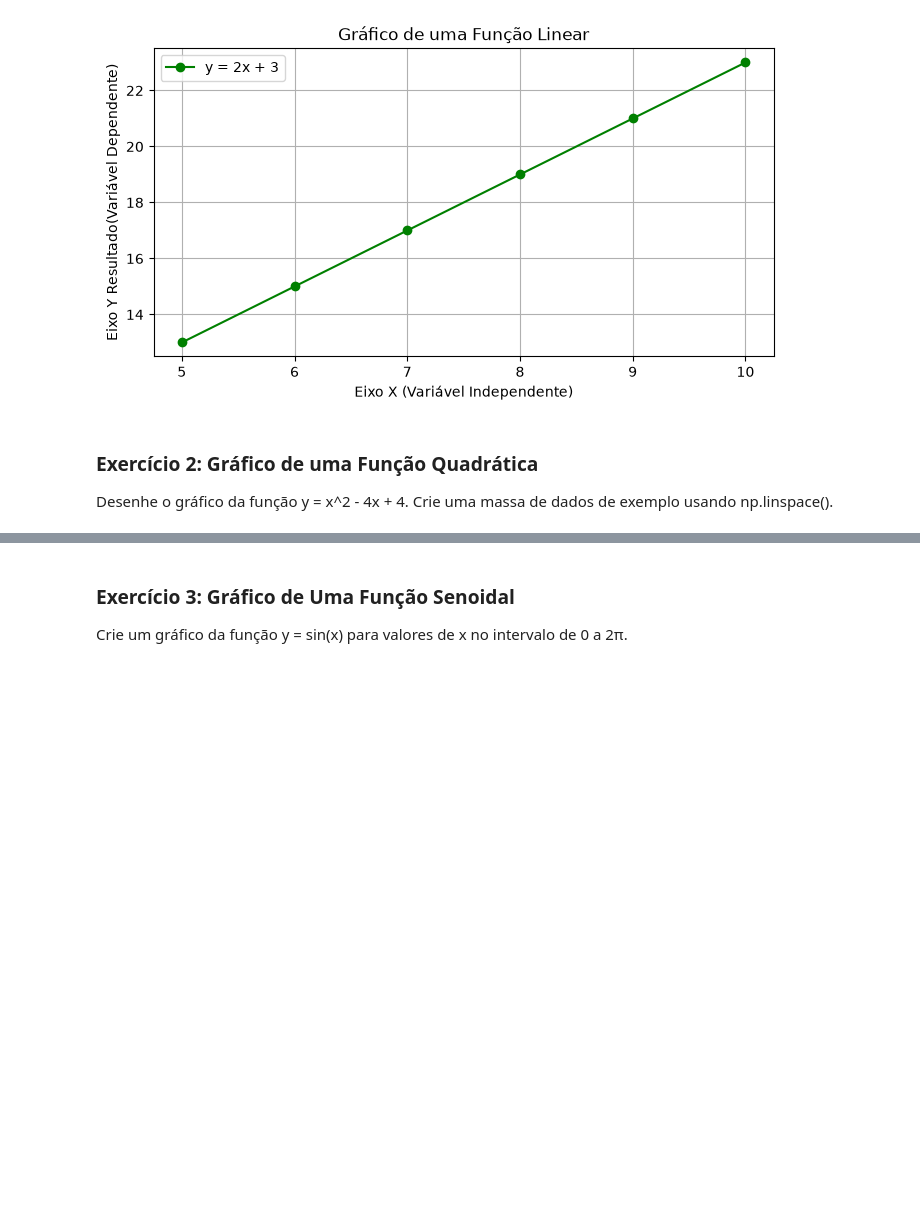
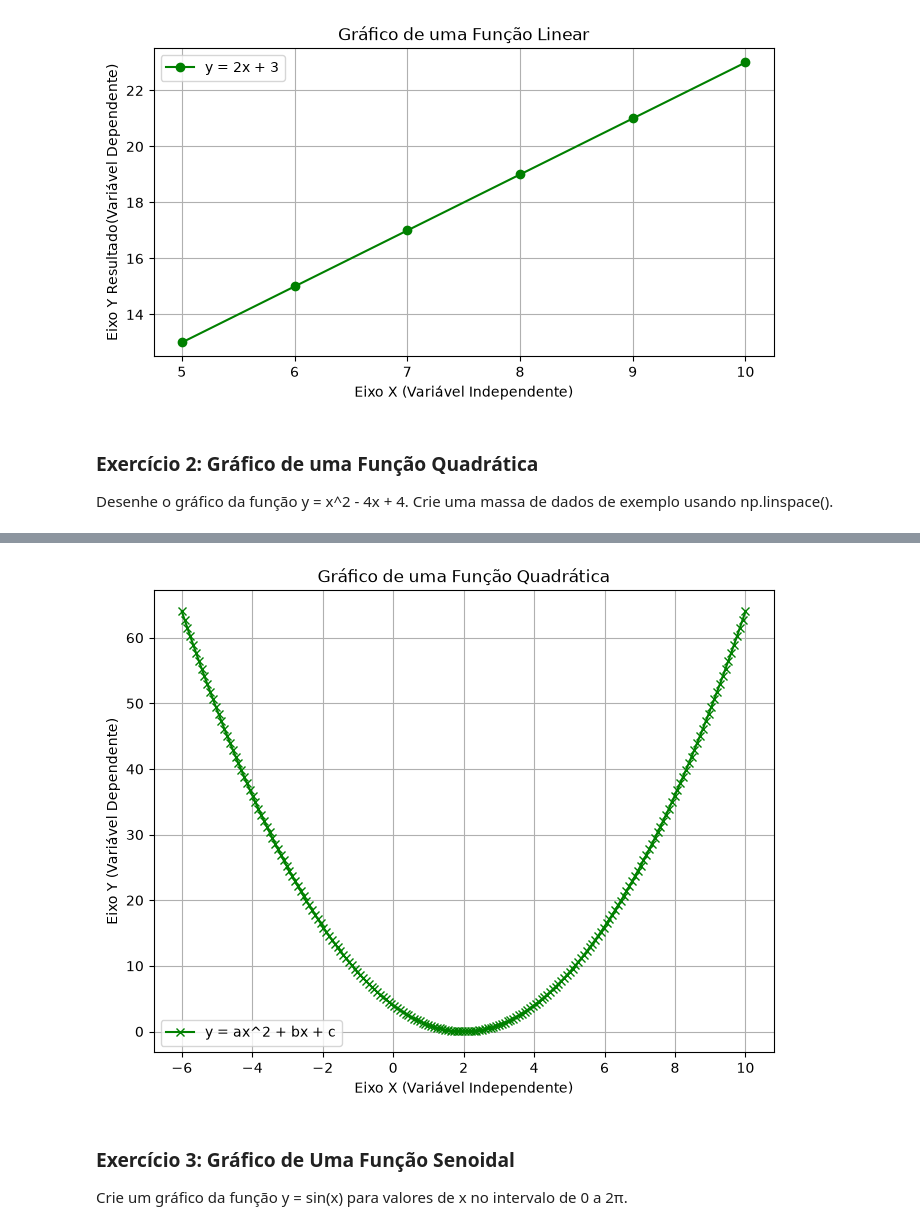
Before and after one commit to marcusvbrangel/math-statistics-for-data-science, a Jupyter notebook: chapters/04-chapter/Exercicio2.ipynb, the cells around one changed output, grey strips where cells are left out. Cells and saved outputs as stored; diff of their text form; code cells hidden in the pictures; blank space fills up the shorter version.

Commit message:
feat: implementado o exercio 02 - grafico da função quadrática

```diff
--- a/chapters/04-chapter/Exercicio2.ipynb
+++ b/chapters/04-chapter/Exercicio2.ipynb
@@ -65,3 +87,23 @@ Desenhe o gráfico da função y = x^2 - 4x + 4. Crie uma massa de dados de exem
+# %%
+def calcular_funcao_quatratica(x):
+    return x**2 -4*x + 4
+
+valores_x = np.linspace(-6, 10, 200)
+valores_y = [calcular_funcao_quatratica(valor_x) for valor_x in valores_x]
+
+# print(valores_x)
+# print(valores_y)
+
+plt.figure(figsize=(8, 6)) # largura e altura em polegadas
+plt.plot(valores_x, valores_y, label="y = ax^2 + bx + c", color="green", marker="x")
+plt.title("Gráfico de uma Função Quadrática")
+plt.xlabel("Eixo X (Variável Independente)")
+plt.ylabel("Eixo Y (Variável Dependente)")
+plt.legend()
+plt.grid(True)
+plt.show()
+# %% [output]
+[figure, added]
 # %% [markdown]
 ### Exercício 3: Gráfico de Uma Função Senoidal
 
```
Also changed, not shown: parts of 3 cells of this notebook.
